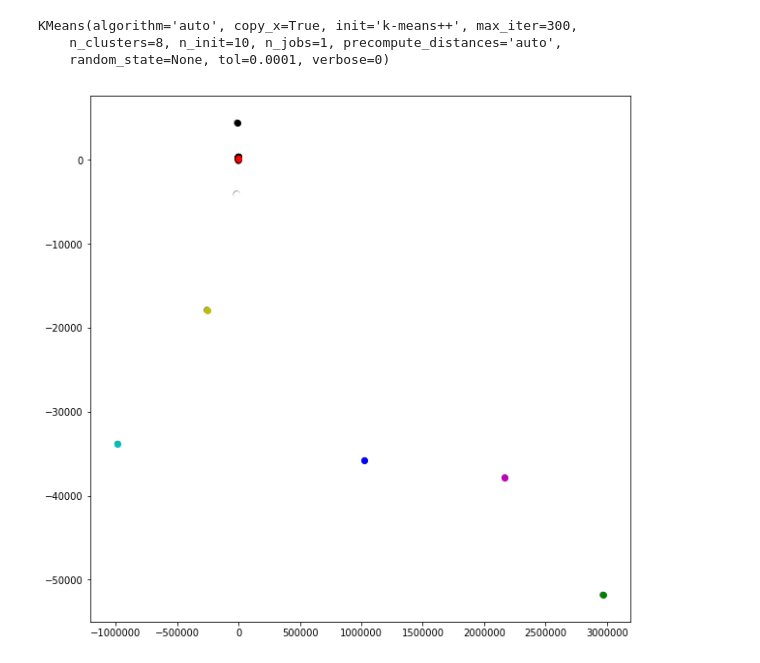
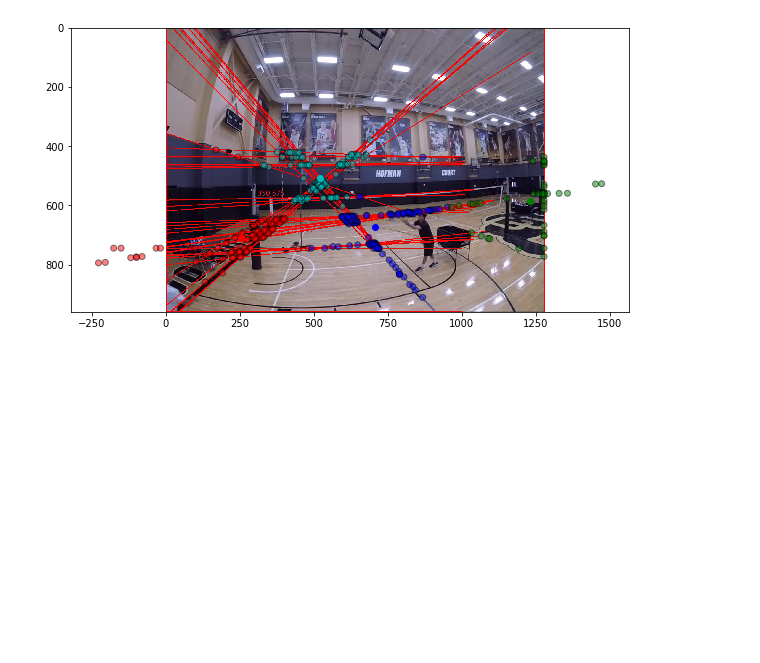
Before and after one commit to bakerscott/VB-Research, a Jupyter notebook: Jupyter/Cluster-Vanishing-Points.ipynb, the cells around one changed output. Drawn from its saved outputs; the diff is of its cells as text; code cells hidden in the pictures; blank space fills up the shorter version.

Commit message:
updates with both k-means and mean shift

```diff
--- a/Jupyter/Cluster-Vanishing-Points.ipynb
+++ b/Jupyter/Cluster-Vanishing-Points.ipynb
@@ -26,4 +14,13 @@ lines = cv2.HoughLines(edges,1,np.pi/180,140)
 # %%
+# image = cv2.imread('/Users/scoot/Documents/GitHub/VB-Research/Scott-Notes/Sample5-1_Moment.jpg',1)
+image = cv2.imread('/home/scott/VB-Research/Scott-Notes/Sample5-1_Moment.jpg',1)
+
+gray = cv2.cvtColor(image,cv2.COLOR_BGR2GRAY)
+# gray = cv2.cvtColor(image,cv2.COLOR_RGB2GRAY)
+edges = cv2.Canny(gray,100,200,apertureSize=3)
+plt.imshow(edges)
+lines = cv2.HoughLines(edges,1,np.pi/180,210)
+# print(lines[0])
 equations = []
 for i in range(len(lines)):
     for rho,theta in lines[i]:
@@ -37,15 +34,15 @@ for i in range(len(lines)):
         y2 = int(y0 - 1000*(a))
         x = [x1,x2]
         y = [y1,y2]
-        print("x:", x)
-        print("y:", y)
+#         print("x:", x)
+#         print("y:", y)
         temp = x2-x1
         if (temp) == 0:
             temp = 0.0001
         slope = float((y2-y1))/float((temp))
-        print("slope: ", slope)
+#         print("slope: ", slope)
         intercept = y1 - (slope*x1)
-        print("intercept:", intercept)
+#         print("intercept:", intercept)
         equations.append((slope,intercept))
 #         coeff = np.polyfit(x,y,1)
 #         poly = np.poly1d(coeff)
@@ -92,3 +74,22 @@ for i in range(len(equations)):
 #         print("x:",xint)
 #         print("y:",yint)
         intersectionPoints.append([xint,yint])
+#     here is stuff that we need to mess with
+dfIP = pd.DataFrame(intersectionPoints,columns=['x','y'])
+meanx = dfIP['x'].median()
+sdx = dfIP['x'].quantile(0.75) - dfIP['x'].quantile(0.25)
+meany = dfIP['y'].median()
+sdy = dfIP['y'].quantile(0.75) - dfIP['y'].quantile(0.25)
+
+print("before:",len(dfIP))
+dfIP = dfIP[dfIP.x <= (meanx + 1.5*sdx)]
+dfIP = dfIP[dfIP.x >= (meanx - 1.5*sdx)]
+
+dfIP = dfIP[dfIP.y <= (meany + 1.5*sdy)]
+dfIP = dfIP[dfIP.y >= (meany - 1.5*sdy)]
+print("after:",len(dfIP))
+
+print(meanx,meany,sdx,sdy)
+# print(dfIP)
+plt.scatter(dfIP.x,dfIP.y,marker='*',s=3)
+plt.show()
@@ -122,7 +100,0 @@ plt.show()
-# %%
-kmeans = KMeans(n_clusters=8)
-kmeans.fit(dfIP)
-# %% [output]
-KMeans(algorithm='auto', copy_x=True, init='k-means++', max_iter=300,
-    n_clusters=8, n_init=10, n_jobs=1, precompute_distances='auto',
-    random_state=None, tol=0.0001, verbose=0)
@@ -132,13 +101,18 @@ centroids = kmeans.cluster_centers_
 # %%
+kmeans = KMeans(n_clusters=4)
+kmeans.fit(dfIP)
+labels = kmeans.predict(dfIP)
+centroids = kmeans.cluster_centers_
+
 fig = plt.figure(figsize=(10, 10))
 colmap = {1: 'r', 2: 'g', 3: 'b', 4:'c', 5: 'm', 6: 'y', 7: 'k', 8: 'w'}
 colors = list(map(lambda x: colmap[x+1], labels))
-
+plt.imshow(im2)
 plt.scatter(dfIP['x'], dfIP['y'], color=colors, alpha=0.5, edgecolor='k')
 for idx, centroid in enumerate(centroids):
     plt.scatter(*centroid, color=colmap[idx+1])
 # plt.xlim(0, 80)
 # plt.ylim(0, 80)
 plt.show()
 # %% [output]
-[figure, old version]
+[figure, new version]
```
Also changed, not shown: parts of 13 cells of this notebook.
